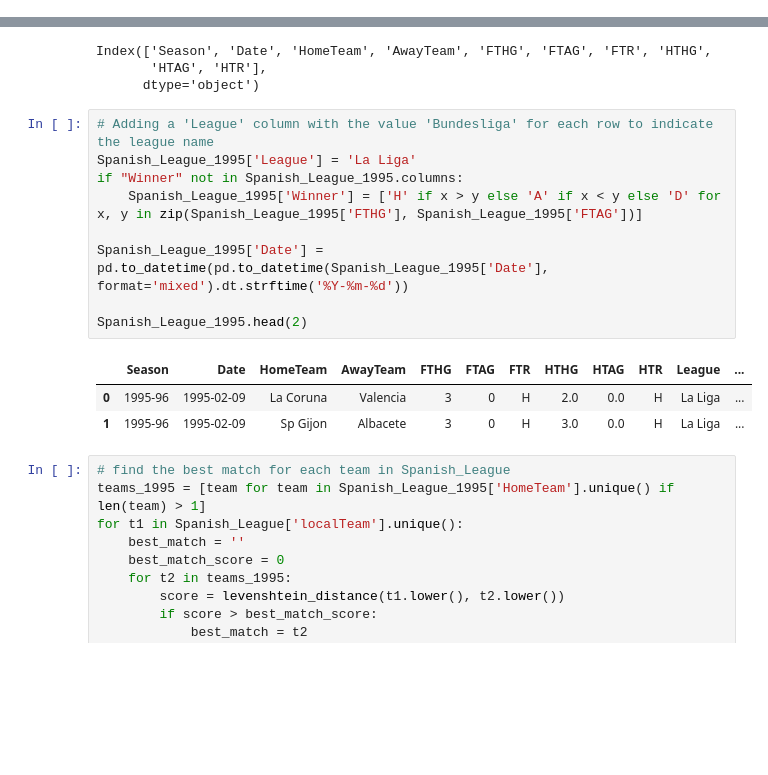
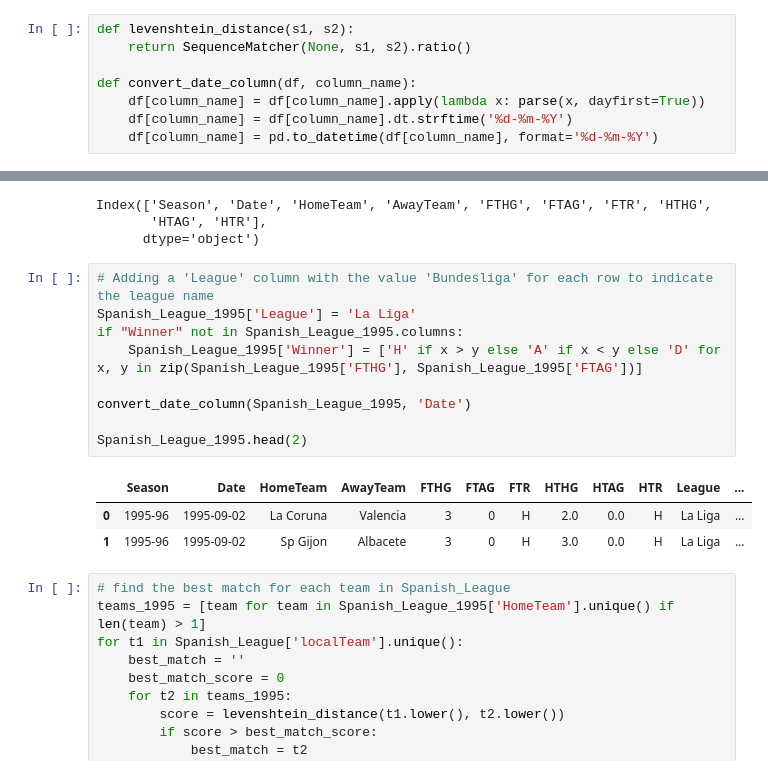
Before and after one commit to yasser-sulaiman/info-Int, a Jupyter notebook: Project Auto Schema Matching.ipynb, the cells around one changed output, grey strips where cells are left out. Saved outputs shown, nothing was run; the diff lists cells and outputs as text; blank space fills up the shorter version.

```diff
--- a/Project Auto Schema Matching.ipynb
+++ b/Project Auto Schema Matching.ipynb
@@ -5,0 +9,8 @@ from difflib import SequenceMatcher
+# %%
+def levenshtein_distance(s1, s2):
+    return SequenceMatcher(None, s1, s2).ratio()
+
+def convert_date_column(df, column_name):
+    df[column_name] = df[column_name].apply(lambda x: parse(x, dayfirst=True))
+    df[column_name] = df[column_name].dt.strftime('%d-%m-%Y')
+    df[column_name] = pd.to_datetime(df[column_name], format='%d-%m-%Y')
@@ -215,16 +225,16 @@ Index(['Season', 'Date', 'HomeTeam', 'AwayTeam', 'FTHG', 'FTAG', 'FTR', 'HTHG',
 # %%
 # Adding a 'League' column with the value 'Bundesliga' for each row to indicate the league name
 Spanish_League_1995['League'] = 'La Liga'
 if "Winner" not in Spanish_League_1995.columns:
     Spanish_League_1995['Winner'] = ['H' if x > y else 'A' if x < y else 'D' for x, y in zip(Spanish_League_1995['FTHG'], Spanish_League_1995['FTAG'])]
 
-Spanish_League_1995['Date'] = pd.to_datetime(pd.to_datetime(Spanish_League_1995['Date'], format='mixed').dt.strftime('%Y-%m-%d'))
+convert_date_column(Spanish_League_1995, 'Date')
 
 Spanish_League_1995.head(2)
 # %% [output]
 |  | Season | Date | HomeTeam | AwayTeam | FTHG | FTAG | FTR | HTHG | HTAG | HTR | League | ... |
-| 0 | 1995-96 | 1995-02-09 | La Coruna | Valencia | 3 | 0 | H | 2.0 | 0.0 | H | La Liga | ... |
-| 1 | 1995-96 | 1995-02-09 | Sp Gijon | Albacete | 3 | 0 | H | 3.0 | 0.0 | H | La Liga | ... |
+| 0 | 1995-96 | 1995-09-02 | La Coruna | Valencia | 3 | 0 | H | 2.0 | 0.0 | H | La Liga | ... |
+| 1 | 1995-96 | 1995-09-02 | Sp Gijon | Albacete | 3 | 0 | H | 3.0 | 0.0 | H | La Liga | ... |
 # %%
 # find the best match for each team in Spanish_League
 teams_1995 = [team for team in Spanish_League_1995['HomeTeam'].unique() if len(team) > 1]
```
Also changed, not shown: parts of 15 cells of this notebook, 1 other file.
